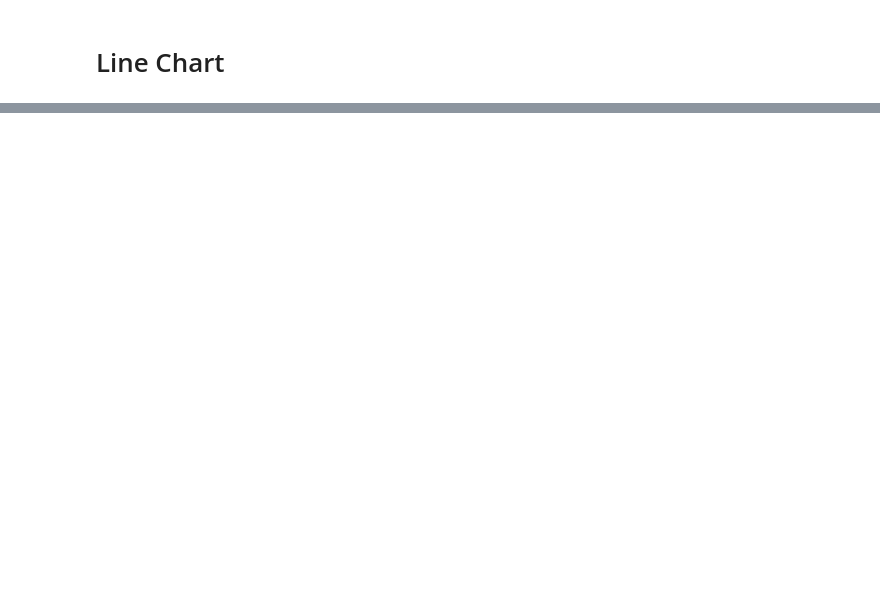
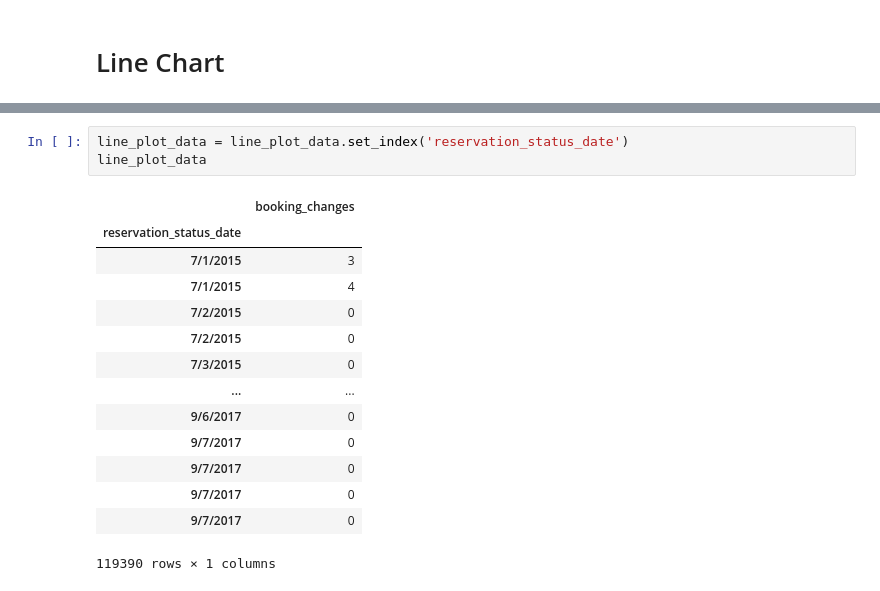
Before and after one commit to woz-u/DS-Student-Resources, a Jupyter notebook: DS104-Data-Wrangling-and-Visualization/Workshops/11-Final-Project-in-Python/Final-Project-in-Python-Hotels.ipynb, the cells around one changed output, grey strips where cells are left out. Drawn from its saved outputs; the diff is of its cells as text; blank space fills up the shorter version.

```diff
--- a/DS104-Data-Wrangling-and-Visualization/Workshops/11-Final-Project-in-Python/Final-Project-in-Python-Hotels.ipynb
+++ b/DS104-Data-Wrangling-and-Visualization/Workshops/11-Final-Project-in-Python/Final-Project-in-Python-Hotels.ipynb
@@ -119 +148,19 @@ hotels.plot.scatter(x='stays_in_week_nights', y='children')
+# %%
+line_plot_data = line_plot_data.set_index('reservation_status_date')
+line_plot_data
+# %% [output]
+|  | booking_changes |
+| reservation_status_date |  |
+| 7/1/2015 | 3 |
+| 7/1/2015 | 4 |
+| 7/2/2015 | 0 |
+| 7/2/2015 | 0 |
+| 7/3/2015 | 0 |
+| ... | ... |
+| 9/6/2017 | 0 |
+| 9/7/2017 | 0 |
+| 9/7/2017 | 0 |
+| 9/7/2017 | 0 |
+| 9/7/2017 | 0 |
+119390 rows × 1 columns
 # %%
```
Also changed, not shown: parts of 6 cells of this notebook.
